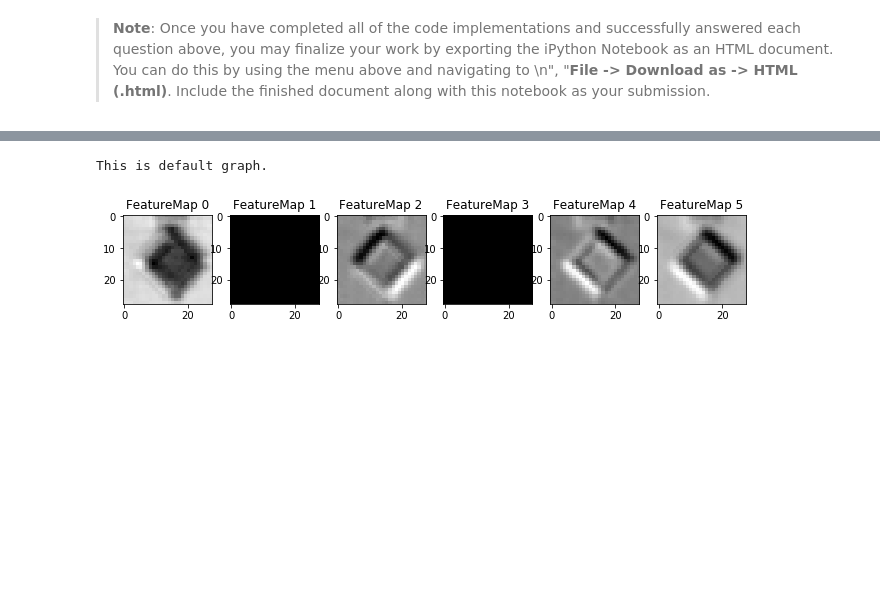
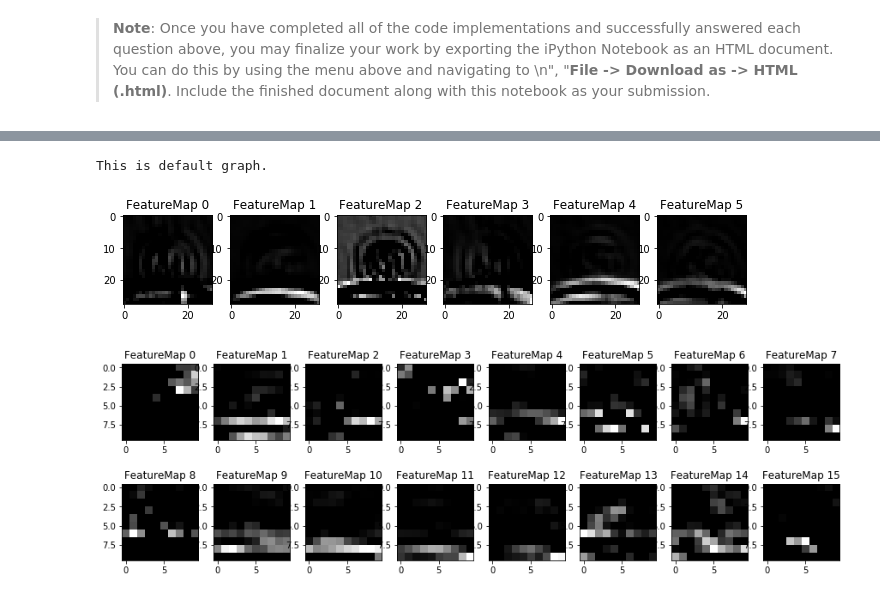
Before and after one commit to mgdreamingstar/CarND-Traffic-Sign-Classifier-Project, a Jupyter notebook: AWS/Traffic_Sign_Classifier.ipynb, the cells around one changed output, grey strips where cells are left out. Drawn from its saved outputs; the diff is of its cells as text; code cells hidden in the pictures; blank space fills up the shorter version.

```diff
--- a/AWS/Traffic_Sign_Classifier.ipynb
+++ b/AWS/Traffic_Sign_Classifier.ipynb
@@ -558,12 +608,15 @@ for ind in range(5):
 # %%
 # os.chdir('/home/carnd/traffic-signs')
 print(os.getcwd()) # remind to change the folder
+os.chdir(Home_dir)
+print('Changing to Home_dir.')
+
 y1 = tf.placeholder(tf.int32, (None))
 with tf.Session() as sess:
     sess.run(tf.global_variables_initializer())
     # saver.restore(sess, tf.train.latest_checkpoint('.'))
-    saver = tf.train.import_meta_graph('/home/carnd/traffic-signs/lenet.meta')
-    saver.restore(sess, '/home/carnd/traffic-signs/lenet') # restore the model, remind to change the folder
+    saver = tf.train.import_meta_graph(Home_dir + '/lenet.meta')
+    saver.restore(sess, Home_dir + '/lenet') # restore the model, remind to change the folder
     y1 = sess.run(tf.nn.softmax(logits), feed_dict = {x: imgarr_gray[1:]}) # classify the 5 pics
     # accuracy = sess.run(accuracy_operation, feed_dict={x: batch_x, y: batch_y})
 # %% [output]
@@ -669,7 +808,7 @@ Looking just at the first row we get `[ 0.34763842,  0.24879643,  0.12789202]`,
 ### Print out the top five softmax probabilities for the predictions on the German traffic sign images found on the web.
 ### Feel free to use as many code cells as needed.
 with tf.Session() as sess:
-    saver.restore(sess,  '/home/carnd/traffic-signs/lenet')
+    saver.restore(sess,  Home_dir + '/lenet')
     top_5 = sess.run(tf.nn.top_k(tf.constant(y1), k = 5))
 
 print(top_5)
@@ -685,0 +830,27 @@ TopKV2(values=array([[ 0.17233066,  0.15088357,  0.10982797,  0.09715038,  0.061
+# %%
+top_5_prob = np.divide(top_5.values, np.expand_dims(np.sum(top_5.values, axis = 1),axis=1))
+top_5_prob = pd.DataFrame(data = np.append(top_5_prob * 100, top_5.indices.astype(int), axis = 1), index = imlist)
+# np.set_printoptions(precision = 2)
+col_names = []
+print('Certainty of the model\'s predictions:')
+
+with pd.option_context('display.float_format', lambda x: '%.1f%%' % x, 'display.width', 300):
+    for ind in range(5):
+        col = top_5_prob.pop(ind+5)
+        top_5_prob.insert(2*ind ,str(ind), col.astype(int))
+        col_names.append('label' + ' ' + str(ind + 1))
+        col_names.append('Prob.' + str(ind + 1))
+
+    top_5_prob.columns = col_names
+
+    for ind in range(5):
+        right = list(top_5.indices[:,ind] == imlist_true_labels)
+        mark = []
+        for a in right:
+            if a:
+                mark.append(u'\u2714')
+            else:
+                mark.append(u'\u2718')
+        top_5_prob.insert(3 * (ind + 1) - 1,'Result',mark,allow_duplicates=True)
+
+    print(top_5_prob)
@@ -741,29 +920,31 @@ def outputFeatureMap(image_input, tf_activation, activation_min=-1, activation_m
 # %%
 from tensorflow.contrib import graph_editor as ge
 with tf.Session() as sess:
     # sess.run(tf.global_variables_initializer())
-    saver = tf.train.import_meta_graph('/home/carnd/traffic-signs/lenet.meta')
-    saver.restore(sess,  '/home/carnd/traffic-signs/lenet')
+    saver = tf.train.import_meta_graph(Home_dir + '/lenet.meta')
+    saver.restore(sess,  Home_dir + '/lenet')
     print('This is default graph.') if (sess.graph == tf.get_default_graph()) else print('not default graph')
     graph = tf.get_default_graph()
 
     '''
     #tensors tensors = tf.global_variables()
     tensors = ge.get_tensors(graph)
     tensor_names = [a.name for a in tensors]
     # myconv = [a for a in tensor_names if 'myconv' in a ]
     # print(myconv)
 
     # operations
     operations = graph.get_operations()
     operations_names = [a.name for a in operations]
     # print(operations_names[:5])
     '''
 
     my_act1 = graph.get_tensor_by_name('myconv1:0')
     my_act2 = graph.get_tensor_by_name('myconv2:0')
     # print(type(layer))
-    outputFeatureMap(np.expand_dims(imgarr_gray[2],0), my_act1)
+    outputFeatureMap(np.expand_dims(imgarr_gray[2],0), my_act1,activation_min=-1, activation_max=-1 ,plt_num=1)
+    outputFeatureMap(np.expand_dims(imgarr_gray[2],0), my_act2,activation_min=-1, activation_max=-1 ,plt_num=2)
 # %% [output]
 This is default graph.
-[figure, old version]
+[figure, new version]
+[figure, added]
```
Also changed, not shown: parts of 62 cells of this notebook, 1 other file.
